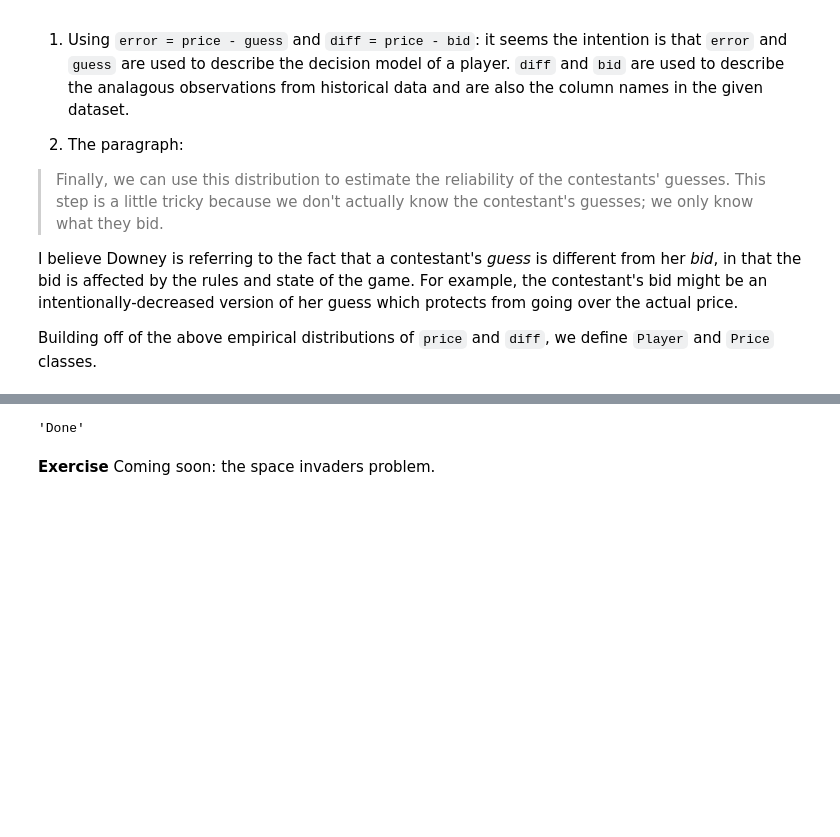
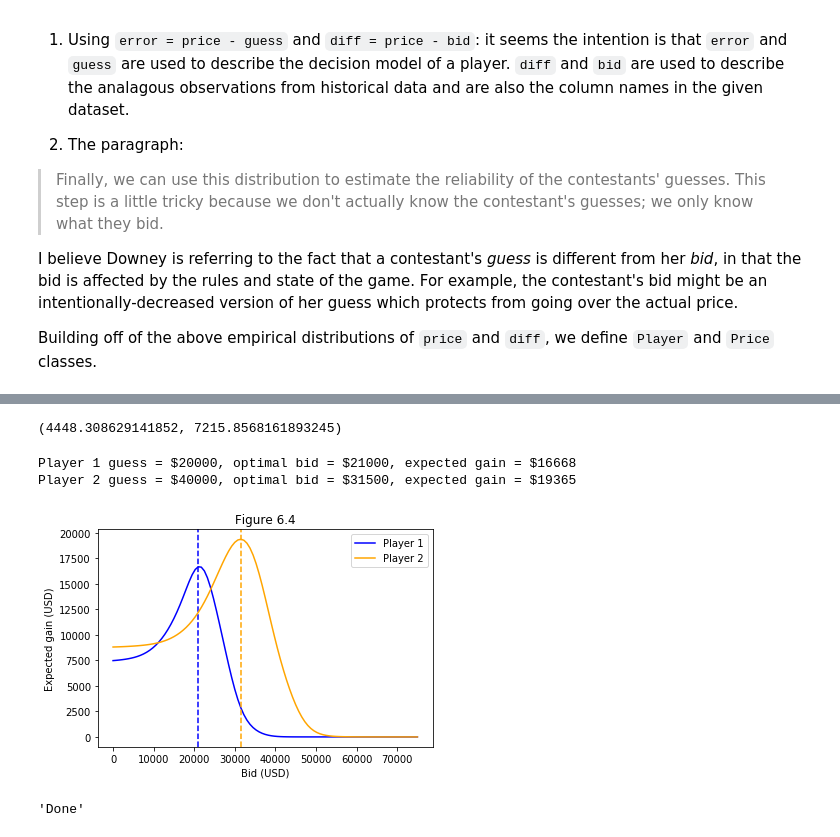
Before and after one commit to alexklibisz/exercises, a Jupyter notebook: think-bayes/chap06.ipynb, the cells around one changed output, grey strips where cells are left out. Saved outputs shown, nothing was run; the diff lists cells and outputs as text; code cells hidden in the pictures; blank space fills up the shorter version.

```diff
--- a/think-bayes/chap06.ipynb
+++ b/think-bayes/chap06.ipynb
@@ -938,6 +306,46 @@ plt.show()
+# %%
+# Instantiate players with their respective showcase and diff histories.
+p1 = Player(pir_df.showcase1, pir_df.diff1)
+p2 = Player(pir_df.showcase2, pir_df.diff2)
+
+# These are arbitrary guesses, as we have no information about the showcases' contents.
+p1_guess = 20000
+p2_guess = 40000
+
+# Set both players' guesses before .
+p1.set_guess(p1_guess)
+p2.set_guess(p2_guess)
+
+# Compute players' expected gains for the same set of bids.
+bids = np.linspace(0, 75000, 101)
+gc1 = GainCalculator(p1, p2)
+gc2 = GainCalculator(p2, p1)
+eg1, am1 = gc1.expected_gains(bids)
+eg2, am2 = gc2.expected_gains(bids)
+
+np.mean(eg1), np.mean(eg2)
+# %% [output]
+(4448.308629141852, 7215.8568161893245)
+# %%
+# Compute both players' optimal bids.
+print('Player 1 guess = $%d, optimal bid = $%d, expected gain = $%d' % (p1_guess, bids[am1], eg1[am1]))
+print('Player 2 guess = $%d, optimal bid = $%d, expected gain = $%d' % (p2_guess, bids[am2], eg2[am2]))
+# %% [output]
+Player 1 guess = $20000, optimal bid = $21000, expected gain = $16668
+Player 2 guess = $40000, optimal bid = $31500, expected gain = $19365
+# %%
+plt.plot(bids, eg1, label='Player 1', color='blue')
+plt.axvline(bids[am1], color='blue', linestyle='--')
+plt.plot(bids, eg2, label='Player 2', color='orange')
+plt.axvline(bids[am2], color='orange', linestyle='--')
+plt.xlabel('Bid (USD)')
+plt.ylabel('Expected gain (USD)')
+plt.title('Figure 6.4')
+plt.legend()
+plt.show()
+# %% [output]
+[figure, added]
 # %%
 'Done'
 # %% [output]
 'Done'
-# %% [markdown]
-**Exercise** Coming soon: the space invaders problem.
```
Also changed, not shown: parts of 89 cells of this notebook, 1 other file.
